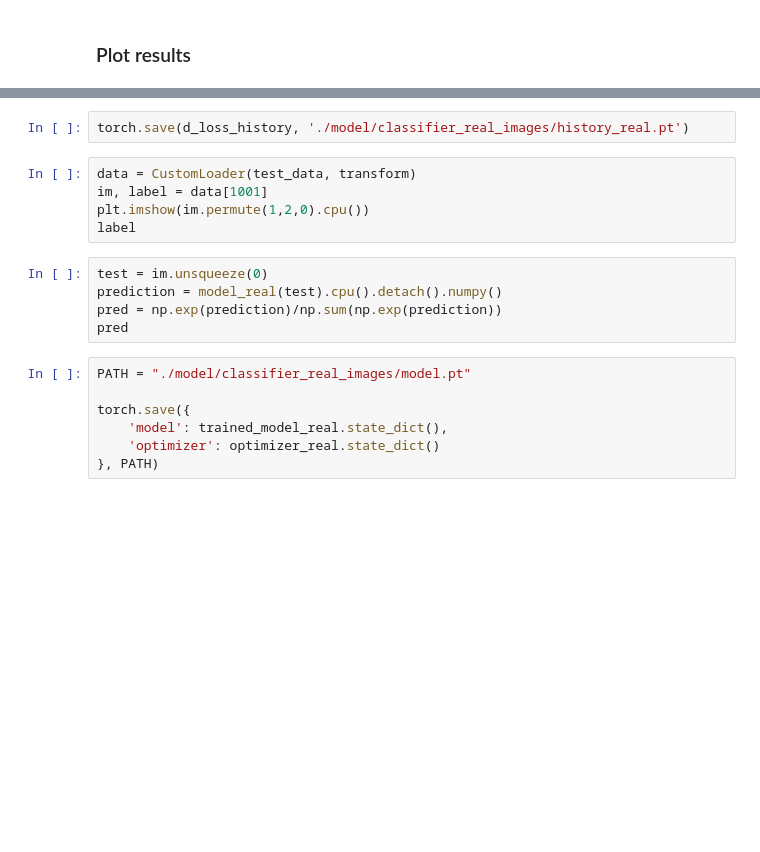
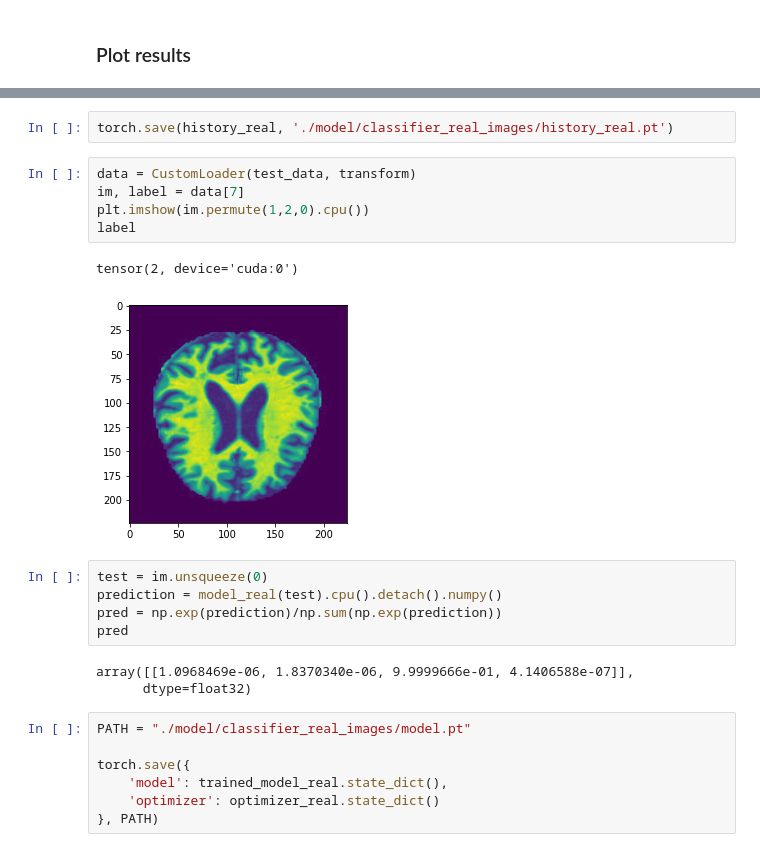
Before and after one commit to joaomsimoes/PPAI, a Jupyter notebook: classification_NLLLoss.ipynb, the cells around one changed output, grey strips where cells are left out. Cells and saved outputs as stored; diff of their text form; blank space fills up the shorter version.

```diff
--- a/classification_NLLLoss.ipynb
+++ b/classification_NLLLoss.ipynb
@@ -277,15 +308,21 @@ plt.show()
 # %%
-torch.save(d_loss_history, './model/classifier_real_images/history_real.pt')
+torch.save(history_real, './model/classifier_real_images/history_real.pt')
 # %%
 data = CustomLoader(test_data, transform)
-im, label = data[1001]
+im, label = data[7]
 plt.imshow(im.permute(1,2,0).cpu())
 label
+# %% [output]
+tensor(2, device='cuda:0')
+[figure, added]
 # %%
 test = im.unsqueeze(0)
 prediction = model_real(test).cpu().detach().numpy()
 pred = np.exp(prediction)/np.sum(np.exp(prediction))
 pred
+# %% [output]
+array([[1.0968469e-06, 1.8370340e-06, 9.9999666e-01, 4.1406588e-07]],
+      dtype=float32)
 # %%
 PATH = "./model/classifier_real_images/model.pt"
 
```
Also changed, not shown: parts of 12 cells of this notebook, 3 other files.
